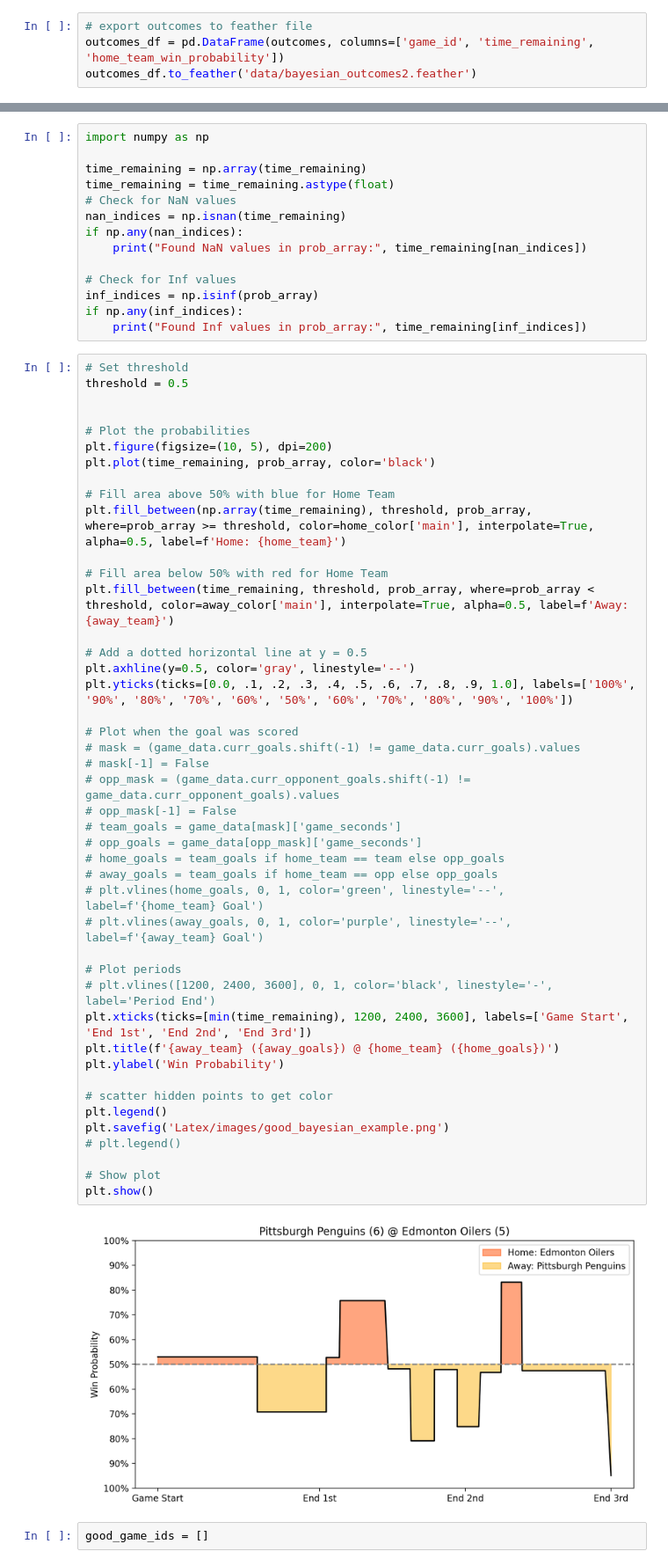
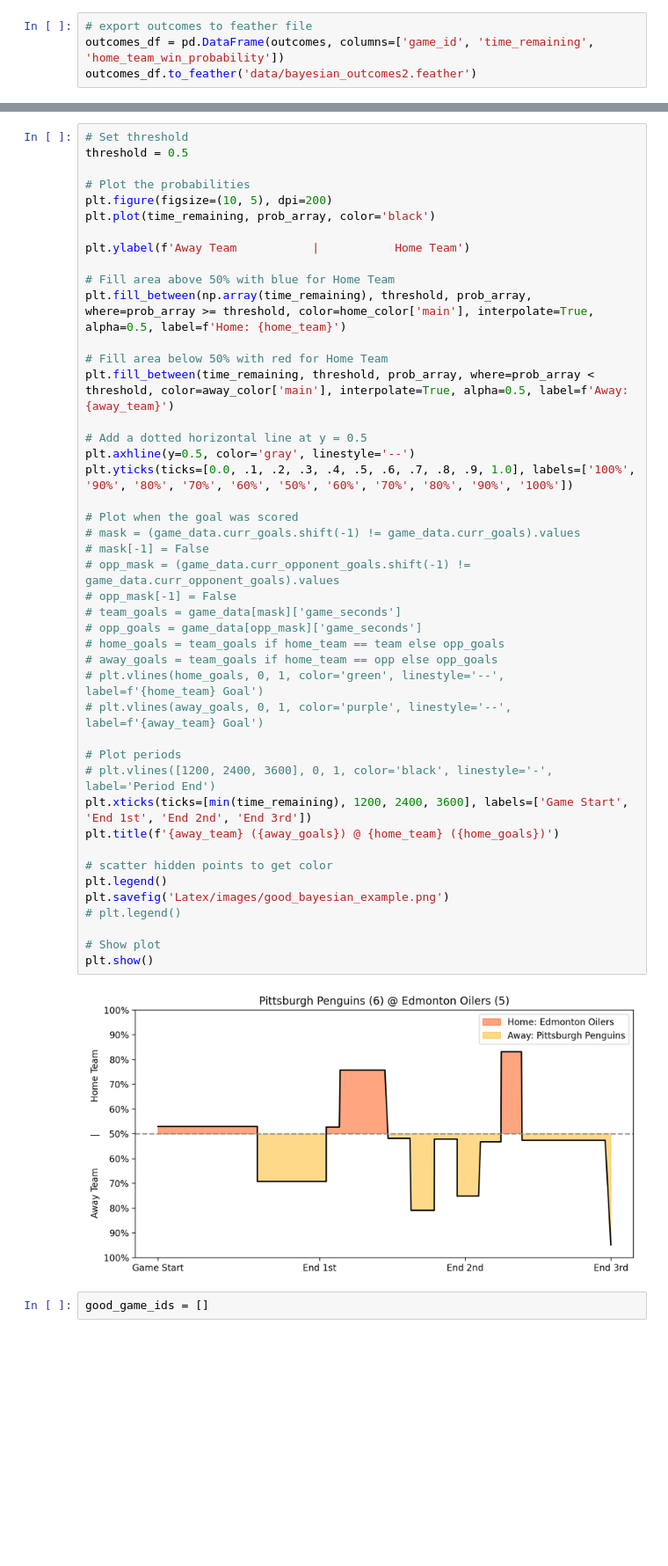
Before and after one commit to jeffxhansen/NHL_Win_Predictor, a Jupyter notebook: jason.ipynb, the cells around one changed output, grey strips where cells are left out. Shown at 88% size. Drawn from its saved outputs; the diff is of its cells as text; blank space fills up the shorter version.

Commit message:
fix image

```diff
--- a/jason.ipynb
+++ b/jason.ipynb
@@ -221,28 +222,15 @@ print('Away Score:', int(away_goals))
 Final State
 Home Score: 5
 Away Score: 6
-# %%
-import numpy as np
-
-time_remaining = np.array(time_remaining)
-time_remaining = time_remaining.astype(float)
-# Check for NaN values
-nan_indices = np.isnan(time_remaining)
-if np.any(nan_indices):
-    print("Found NaN values in prob_array:", time_remaining[nan_indices])
-
-# Check for Inf values
-inf_indices = np.isinf(prob_array)
-if np.any(inf_indices):
-    print("Found Inf values in prob_array:", time_remaining[inf_indices])
 # %%
 # Set threshold
 threshold = 0.5
 
-
 # Plot the probabilities
 plt.figure(figsize=(10, 5), dpi=200)
 plt.plot(time_remaining, prob_array, color='black')
+
+plt.ylabel(f'Away Team           |           Home Team')
 
 # Fill area above 50% with blue for Home Team
 plt.fill_between(np.array(time_remaining), threshold, prob_array, where=prob_array >= threshold, color=home_color['main'], interpolate=True, alpha=0.5, label=f'Home: {home_team}')
@@ -252,35 +240,34 @@ plt.fill_between(time_remaining, threshold, prob_array, where=prob_array < thres
 
 # Add a dotted horizontal line at y = 0.5
 plt.axhline(y=0.5, color='gray', linestyle='--')
 plt.yticks(ticks=[0.0, .1, .2, .3, .4, .5, .6, .7, .8, .9, 1.0], labels=['100%', '90%', '80%', '70%', '60%', '50%', '60%', '70%', '80%', '90%', '100%'])
 
 # Plot when the goal was scored
 # mask = (game_data.curr_goals.shift(-1) != game_data.curr_goals).values
 # mask[-1] = False
 # opp_mask = (game_data.curr_opponent_goals.shift(-1) != game_data.curr_opponent_goals).values
 # opp_mask[-1] = False
 # team_goals = game_data[mask]['game_seconds']
 # opp_goals = game_data[opp_mask]['game_seconds']
 # home_goals = team_goals if home_team == team else opp_goals
 # away_goals = team_goals if home_team == opp else opp_goals
 # plt.vlines(home_goals, 0, 1, color='green', linestyle='--', label=f'{home_team} Goal')
 # plt.vlines(away_goals, 0, 1, color='purple', linestyle='--', label=f'{away_team} Goal')
 
 # Plot periods
 # plt.vlines([1200, 2400, 3600], 0, 1, color='black', linestyle='-', label='Period End')
 plt.xticks(ticks=[min(time_remaining), 1200, 2400, 3600], labels=['Game Start', 'End 1st', 'End 2nd', 'End 3rd'])
 plt.title(f'{away_team} ({away_goals}) @ {home_team} ({home_goals})')
-plt.ylabel('Win Probability')
 
 # scatter hidden points to get color
 plt.legend()
 plt.savefig('Latex/images/good_bayesian_example.png')
 # plt.legend()
 
 # Show plot
 plt.show()
 # %% [output]
-[figure, old version]
+[figure, new version]
 # %%
 good_game_ids = []
 # %%
```
Also changed, not shown: parts of 1 cell of this notebook, 1 other file.
